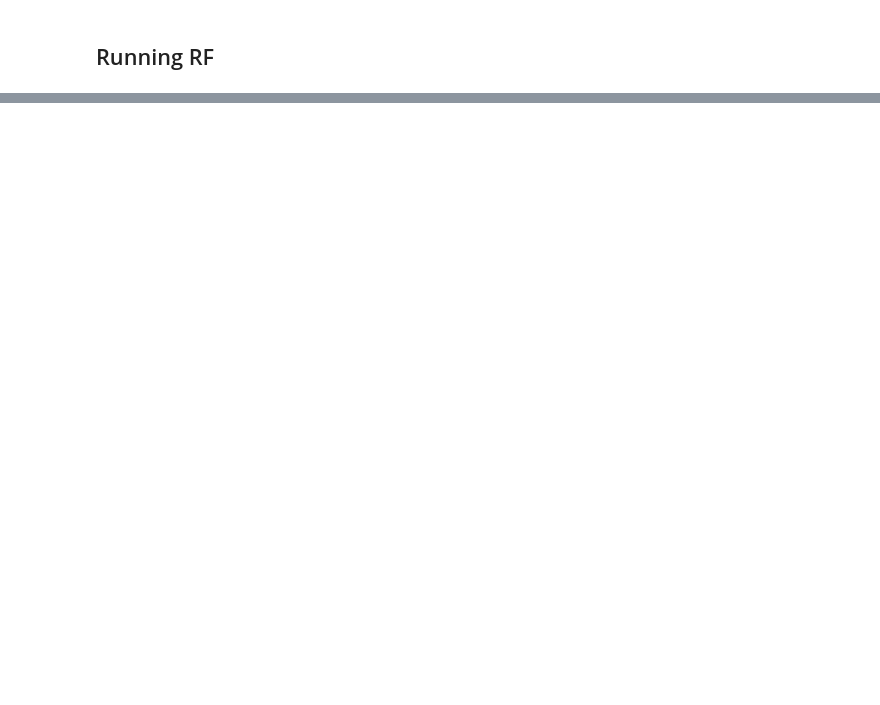
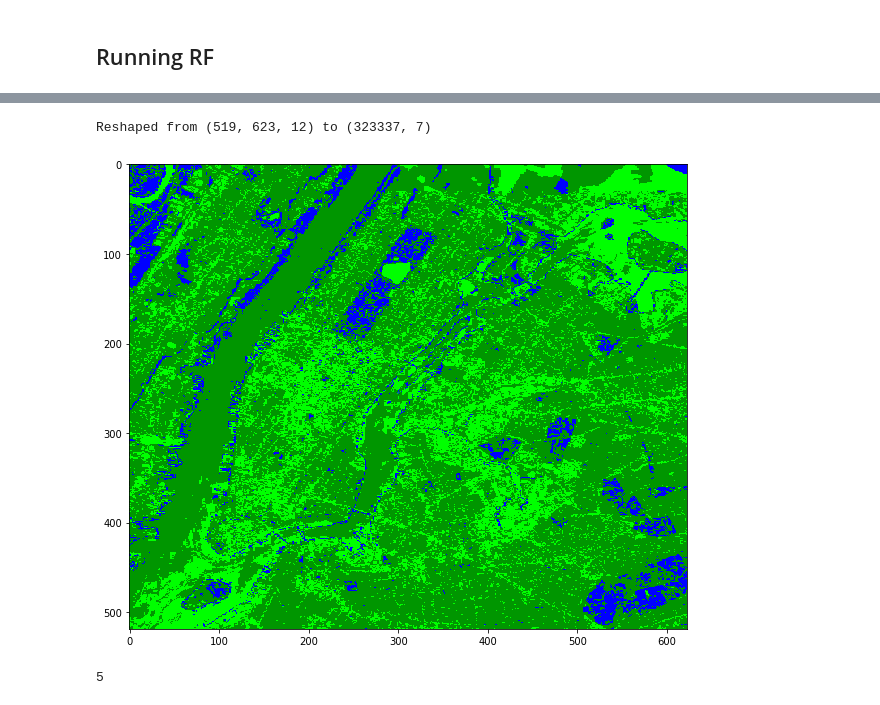
Before and after one commit to MaxwellMkondiwa/Urban_Land_Use_Classification_From_Satellite_Imagery, a Jupyter notebook: satellite_data_gauravEdit.ipynb, the cells around one changed output, grey strips where cells are left out. Drawn from its saved outputs; the diff is of its cells as text; code cells hidden in the pictures; blank space fills up the shorter version.

Commit message:
adding raster and prediction changes

```diff
--- a/satellite_data_gauravEdit.ipynb
+++ b/satellite_data_gauravEdit.ipynb
@@ -573,7 +556,7 @@ After masking, our y array is sized: (252123,)
 from sklearn.ensemble import RandomForestClassifier
 
 # Initialize our model with 500 trees
-rf = RandomForestClassifier(n_estimators=500, oob_score=True)
+rf = RandomForestClassifier(n_estimators=100, oob_score=True)
 
 # Fit our model to training data
 rf = rf.fit(X, y)
@@ -582,5 +567,5 @@ print('Our OOB prediction of accuracy is: {oob}%'.format(oob=rf.oob_score_ * 100
 # %%
-bands = [1, 2, 3, 4, 5, 7, 6]
+bands = [1, 2, 3, 4, 5, 6,7,8,9,10,11]
 
 for b, imp in zip(bands, rf.feature_importances_):
     print('Band {b} importance: {imp}'.format(b=b, imp=imp))
@@ -590,0 +599,75 @@ shpa.GetLayer()
+# %%
+# Take our full image, ignore the Fmask band, and reshape into long 2d array (nrow * ncol, nband) for classification
+new_shape = (img.shape[0] * img.shape[1], 7)
+
+img_as_array = img[:, :, :7].reshape(new_shape)
+print('Reshaped from {o} to {n}'.format(o=img.shape,
+                                        n=img_as_array.shape))
+
+img_as_array = np.nan_to_num(img_as_array)
+# Now predict for each pixel
+class_prediction = rf.predict(img_as_array)
+
+# Reshape our classification map
+class_prediction = class_prediction.reshape(img[:, :, 0].shape)
+# %% [output]
+Reshaped from (519, 623, 12) to (323337, 7)
+# %%
+# Visualize
+
+# First setup a 5-4-3 composite
+def color_stretch(image, index, minmax=(0, 10000)):
+    colors = image[:, :, index].astype(np.float64)
+
+    max_val = minmax[1]
+    min_val = minmax[0]
+
+    # Enforce maximum and minimum values
+    colors[colors[:, :, :] > max_val] = max_val
+    colors[colors[:, :, :] < min_val] = min_val
+
+    for b in range(colors.shape[2]):
+        colors[:, :, b] = colors[:, :, b] * 1 / (max_val - min_val)
+
+    return colors
+
+img543 = color_stretch(img, [4, 3, 2], (0, 8000))
+
+# See https://github.com/matplotlib/matplotlib/issues/844/
+n = class_prediction.max()
+# Next setup a colormap for our map
+colors = dict((
+    (0, (0, 0, 0, 255)),  # Nodata
+    (1, (0, 150, 0, 255)),  # Forest
+    (2, (0, 0, 255, 255)),  # Water
+    (3, (0, 255, 0, 255)),  # Herbaceous
+    (4, (160, 82, 45, 255)),  # Barren
+    (5, (255, 0, 0, 255))  # Urban
+))
+
+# Put 0 - 255 as float 0 - 1
+for k in colors:
+    v = colors[k]
+    _v = [_v / 255.0 for _v in v]
+    colors[k] = _v
+
+index_colors = [colors[key] if key in colors else
+                (255, 255, 255, 0) for key in range(1, n + 1)]
+cmap = plt.matplotlib.colors.ListedColormap(index_colors, 'Classification')
+
+# Now show the classmap next to the image
+#plt.subplot(121)
+#plt.imshow(img543)
+f = plt.figure(figsize=(10,10))
+ax = f.add_subplot(111)
+#plt.subplot(122)
+ax.imshow(class_prediction, cmap=cmap, interpolation='none')
+
+plt.show()
+# %% [output]
+[figure, added]
+# %%
+kf = ms.KFold(n_splits=5)
+kf.get_n_splits(img)
+# %% [output]
+5
```
Also changed, not shown: parts of 17 cells of this notebook.
